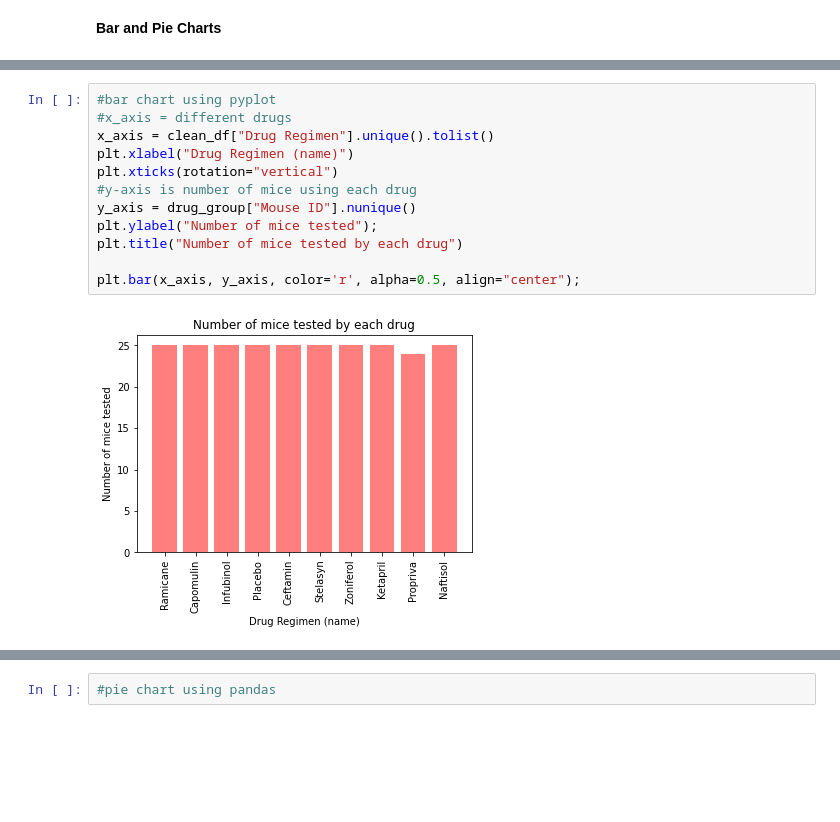
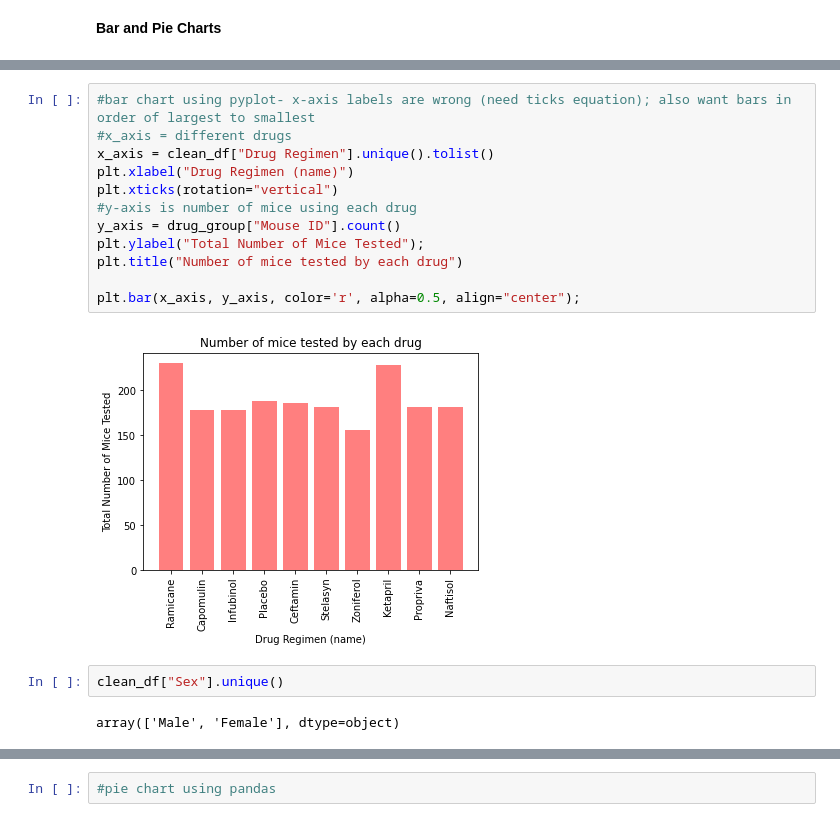
Before and after one commit to sieiden/matplotlib_challenge, a Jupyter notebook: Untitled.ipynb, the cells around one changed output, grey strips where cells are left out. Saved outputs shown, nothing was run; the diff lists cells and outputs as text; blank space fills up the shorter version.

```diff
--- a/Untitled.ipynb
+++ b/Untitled.ipynb
@@ -132,14 +146,18 @@ summary_df_2
 # %%
-#bar chart using pyplot
+#bar chart using pyplot- x-axis labels are wrong (need ticks equation); also want bars in order of largest to smallest
 #x_axis = different drugs
 x_axis = clean_df["Drug Regimen"].unique().tolist()
 plt.xlabel("Drug Regimen (name)")
 plt.xticks(rotation="vertical")
 #y-axis is number of mice using each drug
-y_axis = drug_group["Mouse ID"].nunique()
-plt.ylabel("Number of mice tested");
+y_axis = drug_group["Mouse ID"].count()
+plt.ylabel("Total Number of Mice Tested");
 plt.title("Number of mice tested by each drug")
 
 plt.bar(x_axis, y_axis, color='r', alpha=0.5, align="center");
 # %% [output]
-[figure, old version]
+[figure, new version]
+# %%
+clean_df["Sex"].unique()
+# %% [output]
+array(['Male', 'Female'], dtype=object)
```
Also changed, not shown: parts of 3 cells of this notebook.
